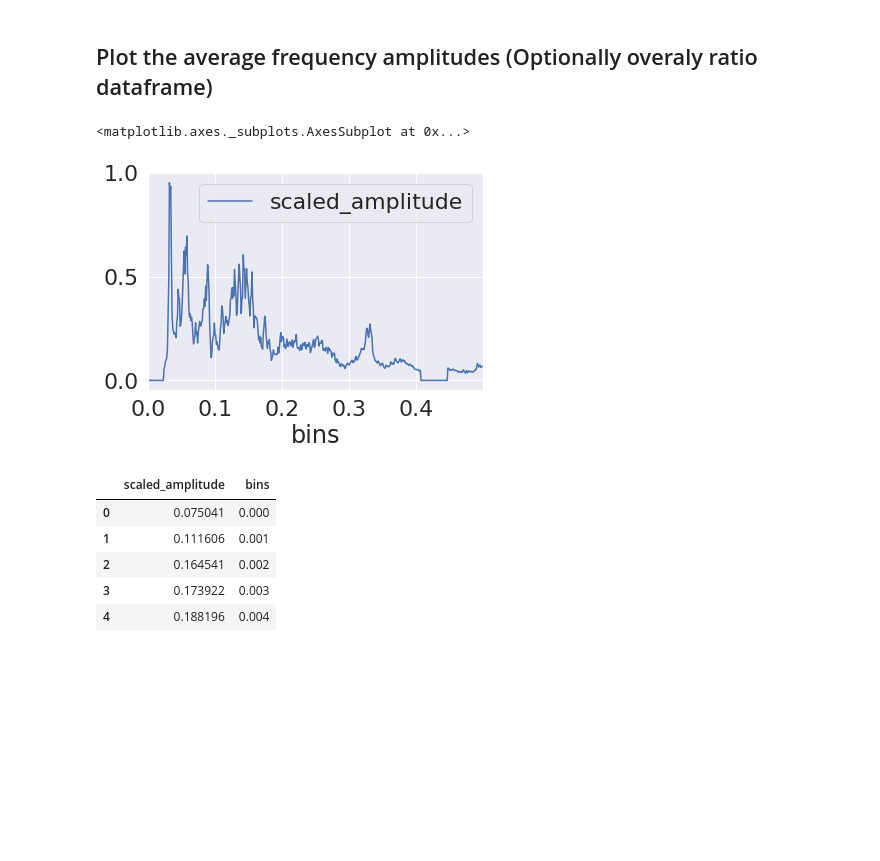
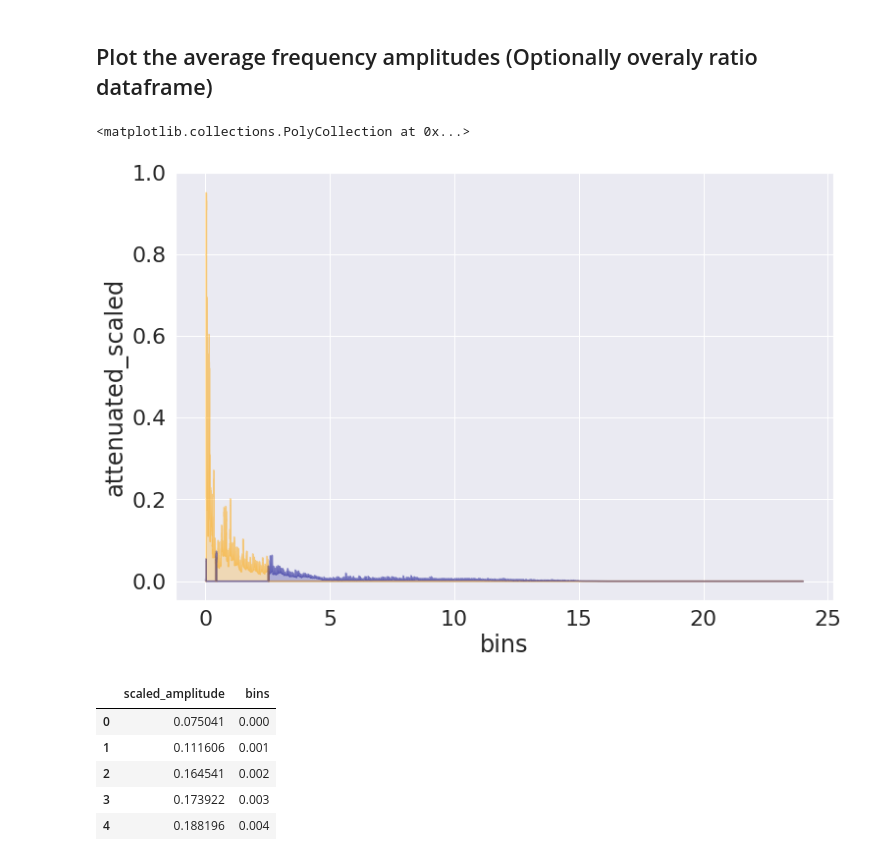
Before and after one commit to QED0711/ds_practice, a Jupyter notebook: librosa/audio_file_analyzer.ipynb, the cells around one changed output. Saved outputs shown, nothing was run; the diff lists cells and outputs as text; code cells hidden in the pictures; blank space fills up the shorter version.

Commit message:
attenuation and boosted overlay graph working

```diff
--- a/librosa/audio_file_analyzer.ipynb
+++ b/librosa/audio_file_analyzer.ipynb
@@ -183,16 +183,39 @@ modified.change_fft_bin_size(48000)
 ratio_df = AudioCompare.get_ratio_df(original=original.df, modified=modified.df)
 # %% [markdown]
 ## Plot the average frequency amplitudes (Optionally overaly ratio dataframe)
-# %%
-df = modified.df
-# df.loc[(df.bins >= 0.001) & (df.bins <= 0.004)]['average_amplitude'] = 0
-df['ratio_amplitude'] = ratio_df.scaled_amplitude
-df.loc[df.ratio_amplitude < 0.5, ['scaled_amplitude'] ] = 0.0
-
-df.loc[(df.bins < 0.5)].plot(x='bins', y='scaled_amplitude')
-# %% [output]
-<matplotlib.axes._subplots.AxesSubplot at 0x...>
-[figure, removed]
+# %%
+df = modified.df
+
+df['ratio_amplitude'] = ratio_df.scaled_amplitude
+
+df['attenuated_scaled'] = df.scaled_amplitude
+df['boosted_scaled'] = df.scaled_amplitude
+df.drop(["scaled_amplitude"], axis=1)
+
+df.loc[df.ratio_amplitude < 0.5, ['boosted_scaled'] ] = 0.0
+df.loc[df.ratio_amplitude > 0.5, ['attenuated_scaled'] ] = 0.0
+
+# df.loc[(df.bins >= 0.001) & (df.bins <= 0.004)]['average_amplitude'] = 0
+# df['ratio_amplitude'] = ratio_df.scaled_amplitude
+# df.loc[df.ratio_amplitude < 0.5, ['scaled_amplitude'] ] = 0.0
+
+# df.loc[(df.bins < 1.5)].plot(x='bins', y='boosted_scaled')
+# df.loc[(df.bins < 1.5)].plot(x='bins', y='attenuated_scaled')
+
+# plt.plot(df.bins, df.boosted_scaled)
+# plt.plot(df.bins, df.attenuated_scaled)
+
+plt.figure(figsize=(12,8))
+
+sns.lineplot(data=df, x="bins", y="boosted_scaled", color='orange', alpha=0.3)
+plt.fill_between(df.bins, df.boosted_scaled, color='orange', alpha=0.25)
+
+
+sns.lineplot(data=df, x="bins", y="attenuated_scaled", color='darkblue', alpha=0.3)
+plt.fill_between(df.bins, df.attenuated_scaled, color='darkblue', alpha=0.25)
+# %% [output]
+<matplotlib.collections.PolyCollection at 0x...>
+[figure, added]
 # %%
 ratio_df.head()
 # %% [output]
```
